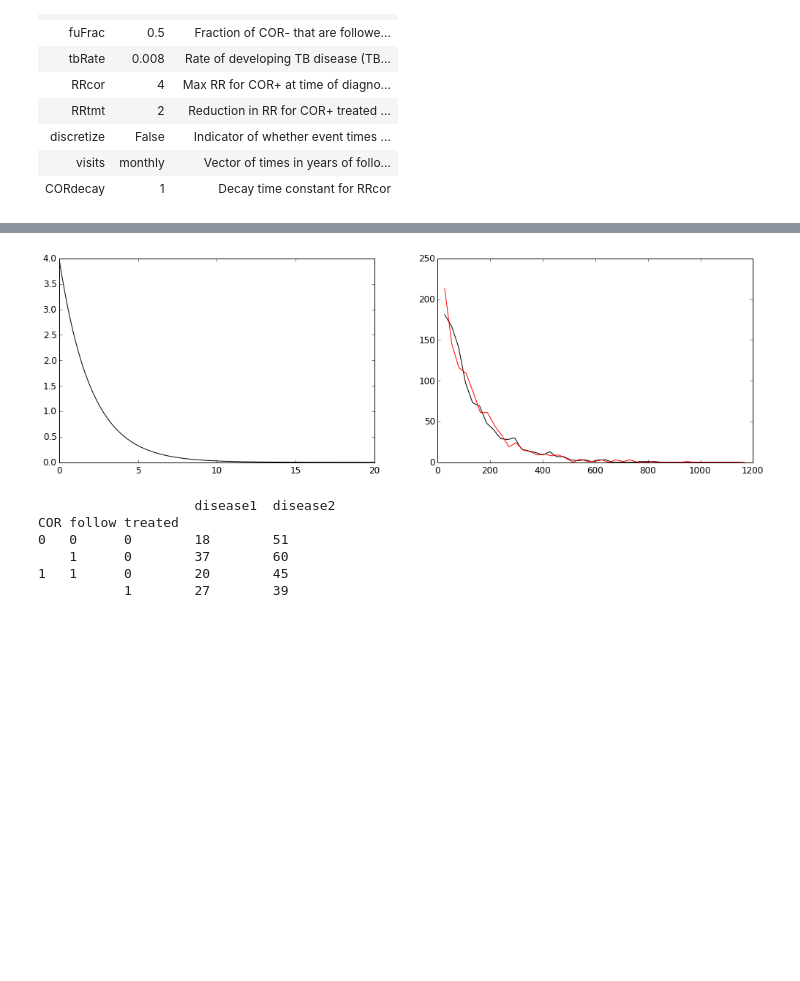
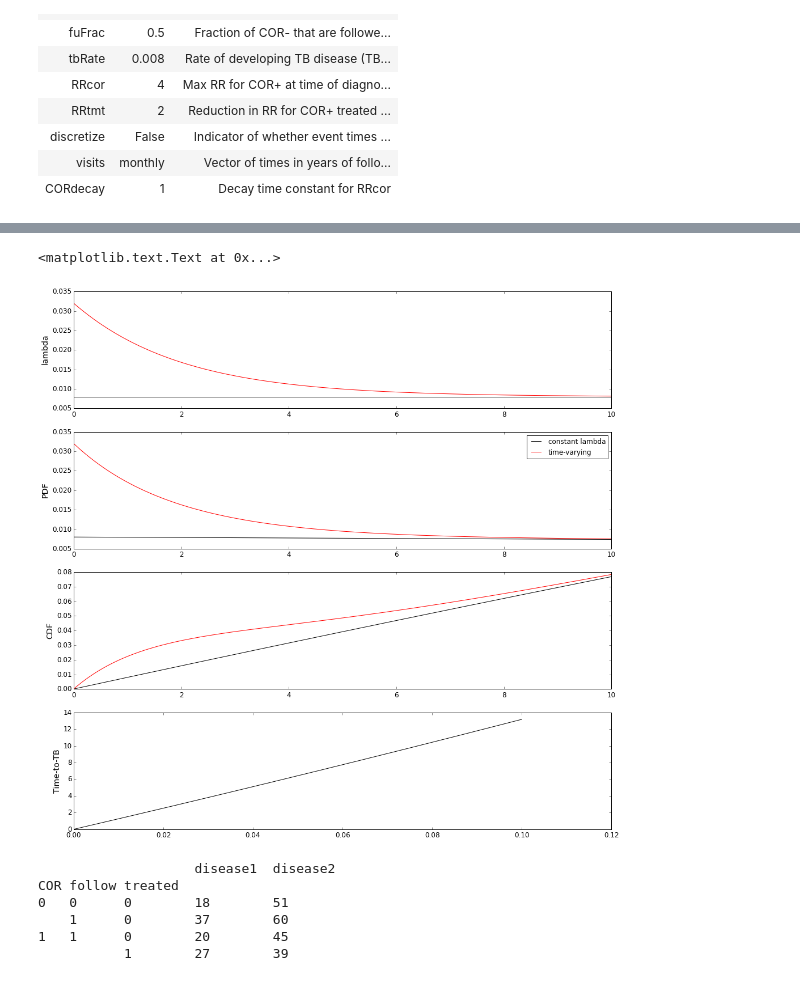
Before and after one commit to agartland/notebooks, a Jupyter notebook: TB_COR_ST.ipynb, the cells around one changed output, grey strips where cells are left out. Saved outputs shown, nothing was run; the diff lists cells and outputs as text; code cells hidden in the pictures; blank space fills up the shorter version.

Commit message:
Worked on methods for generating RVs from time-varying exp.

```diff
--- a/TB_COR_ST.ipynb
+++ b/TB_COR_ST.ipynb
@@ -128,28 +127,51 @@ See the the caveats in the documentation: http://pandas.pydata.org/pandas-docs/s
 # %%
 """Gives the RR of disease for COR+ as a function of the initial/max RR, the decay rate of the COR+ and time in years."""
 lam = 0.008 #baseline lambda
 RR = 4 #max RR prior to decay
 RRdecay = 2 #exp decay with tau = 2 years
 n = 1000
 
-RRCORFunc = lambda RR,decay,t: RR*exp(-t/decay)
+"""Function for a time-varying (exp decay) RR parameter"""
+RRCORFunc = lambda RR,decay,t: (RR-1)*exp(-t/decay) + 1
+expPDF = lambda lam,t: lam*exp(-lam*t)
+expCDF = lambda lam,t: 1 - exp(-lam*t)
+expQ = lambda lam,pr: -log(1-pr)/lam
 
 T = -log(rand(n)) / lam
 """Need to alter T2 to make it exponentially distribted with time varying lambda.
 Plan currently is to fit the pdf with a polynomial ro a gamma and then sample from that,
 since calculating the quantile function of the dist is not possible..."""
 T2 = -log(rand(n)) / lam
 
-figure(figsize=(17,5))
-subplot(1,2,1)
-t = linspace(0,20,200)
-plot(t,RRCORFunc(RR,RRdecay,t))
+t = linspace(0,10,1000)
 
-subplot(1,2,2)
-lineHist(T,color='k')
-lineHist(T2,color='r')
+figure(figsize=(17,17))
+subplot(4,1,1)
+plot(t,lam*ones(t.shape),color='k',label='constant lambda')
+plot(t,lam*RRCORFunc(RR,RRdecay,t),color='r',label='time-varying')
+ylabel('lambda')
+
+subplot(4,1,2)
+#lineHist(T,color='k')
+#lineHist(T2,color='r')
+plot(t, expPDF(lam,t),color='k',label='constant lambda')
+plot(t, expPDF(lam*RRCORFunc(RR,RRdecay,t),t),color='r',label='time-varying')
+ylabel('PDF')
+legend(loc=0)
+
+subplot(4,1,3)
+plot(t, expCDF(lam,t),color='k',label='constant lambda')
+plot(t, expCDF(lam*RRCORFunc(RR,RRdecay,t),t),color='r',label='time-varying')
+ylabel('CDF')
+
+subplot(4,1,4)
+pr = linspace(0,.1,500)
+plot(pr, expQ(lam,pr),color='k',label='constant lambda')
+
+ylabel('Time-to-TB')
 # %% [output]
+<matplotlib.text.Text at 0x...>
-[figure, old version]
+[figure, new version]
 # %%
 
 def endpointRV(QFT,COR,treated,params):
```
Also changed, not shown: parts of 2 cells of this notebook.
